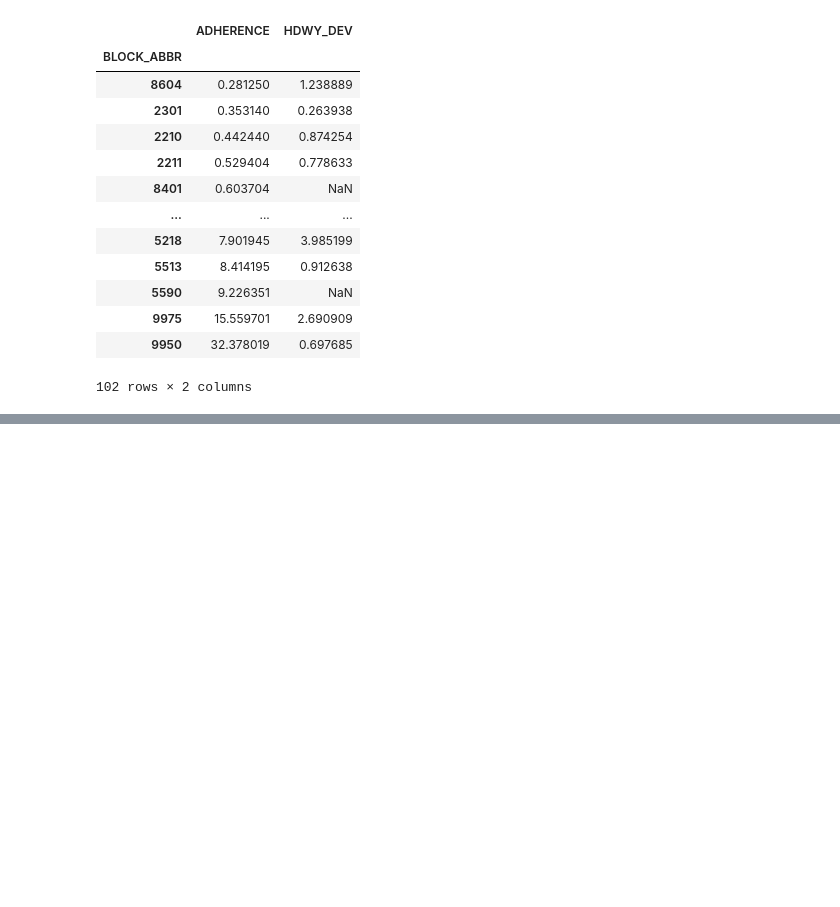
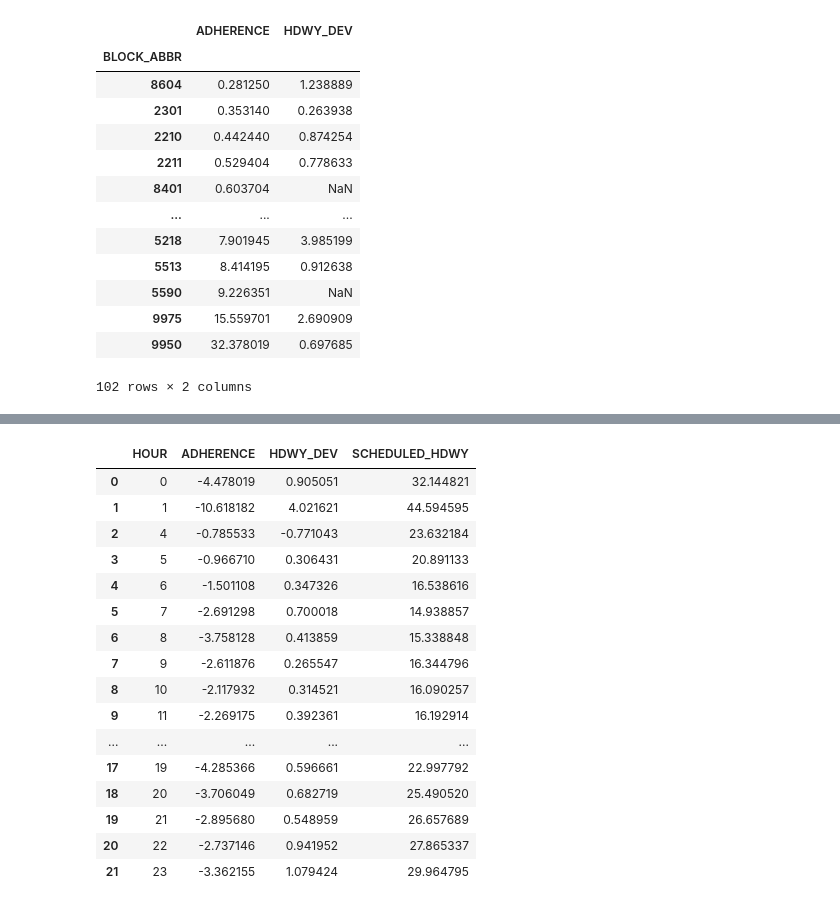
Before and after one commit to NSS-Data-Analytics-Cohort-11/wego-caesars-legion, a Jupyter notebook: notebooks/WeGo Project.ipynb, the cells around one changed output, grey strips where cells are left out. Drawn from its saved outputs; the diff is of its cells as text; code cells hidden in the pictures; blank space fills up the shorter version.

```diff
--- a/notebooks/WeGo Project.ipynb
+++ b/notebooks/WeGo Project.ipynb
@@ -207,0 +238,2 @@ wego.groupby('BLOCK_ABBR')[['ADHERENCE','HDWY_DEV']].mean().abs().sort_values('A
+# %%
+new_wego['TIME'] = new_wego['ACTUAL_DEPARTURE_TIME_convert'].dt.time
@@ -207,0 +244,2 @@ wego.groupby('BLOCK_ABBR')[['ADHERENCE','HDWY_DEV']].mean().abs().sort_values('A
+# %%
+new_wego['DEPART_TIME'] = ([pd.to_datetime('2000-01-01 ' + str(t), format='mixed') for t in new_wego['TIME']])
@@ -207,0 +282,24 @@ wego.groupby('BLOCK_ABBR')[['ADHERENCE','HDWY_DEV']].mean().abs().sort_values('A
+# %%
+new_wego['HOUR'] = pd.to_datetime(new_wego['ACTUAL_DEPARTURE_TIME'], format='mixed').dt.hour
+# %%
+adherence_by_day = new_wego.groupby('HOUR')[['ADHERENCE','HDWY_DEV','SCHEDULED_HDWY']].mean().reset_index()
+# %%
+adherence_by_day
+# %% [output]
+|  | HOUR | ADHERENCE | HDWY_DEV | SCHEDULED_HDWY |
+| 0 | 0 | -4.478019 | 0.905051 | 32.144821 |
+| 1 | 1 | -10.618182 | 4.021621 | 44.594595 |
+| 2 | 4 | -0.785533 | -0.771043 | 23.632184 |
+| 3 | 5 | -0.966710 | 0.306431 | 20.891133 |
+| 4 | 6 | -1.501108 | 0.347326 | 16.538616 |
+| 5 | 7 | -2.691298 | 0.700018 | 14.938857 |
+| 6 | 8 | -3.758128 | 0.413859 | 15.338848 |
+| 7 | 9 | -2.611876 | 0.265547 | 16.344796 |
+| 8 | 10 | -2.117932 | 0.314521 | 16.090257 |
+| 9 | 11 | -2.269175 | 0.392361 | 16.192914 |
+| ... | ... | ... | ... | ... |
+| 17 | 19 | -4.285366 | 0.596661 | 22.997792 |
+| 18 | 20 | -3.706049 | 0.682719 | 25.490520 |
+| 19 | 21 | -2.895680 | 0.548959 | 26.657689 |
+| 20 | 22 | -2.737146 | 0.941952 | 27.865337 |
+| 21 | 23 | -3.362155 | 1.079424 | 29.964795 |
```
Also changed, not shown: parts of 30 cells of this notebook.
